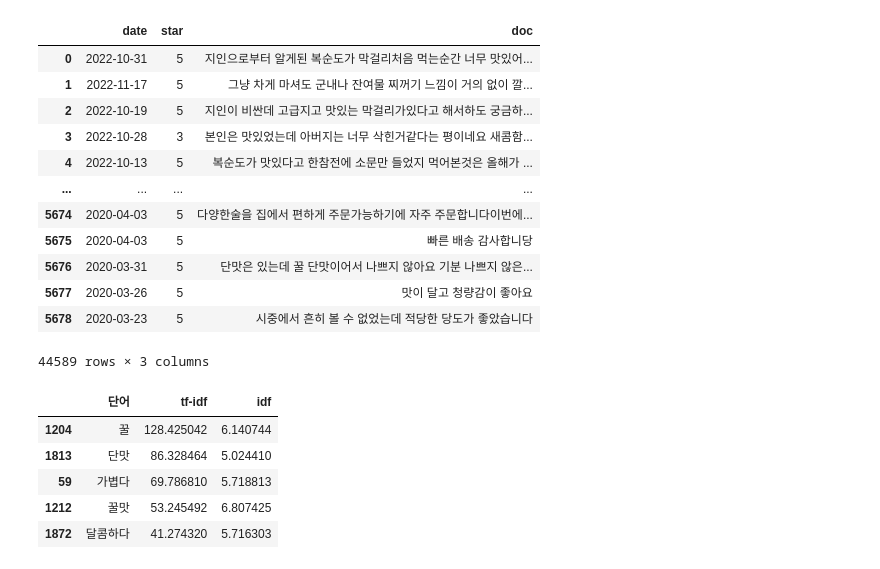
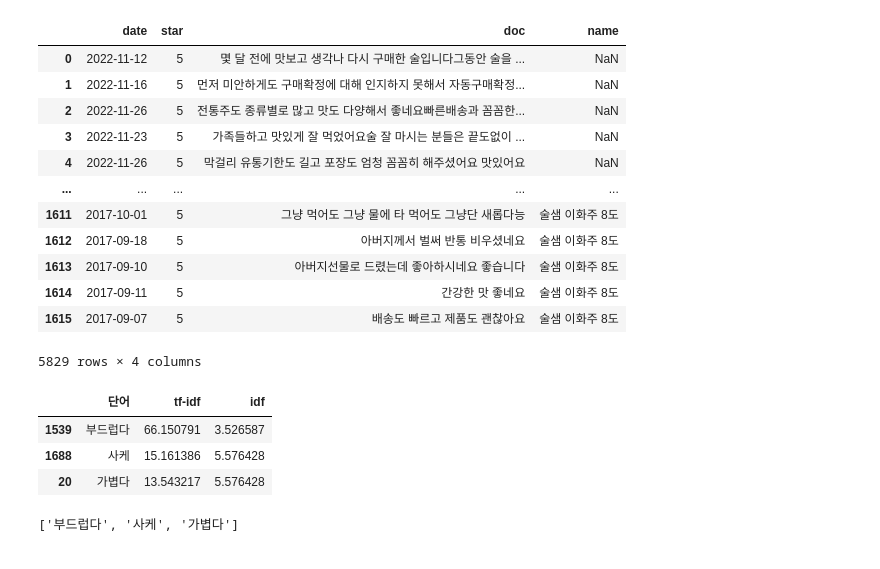
Before and after one commit to JJongSSu/Study, a Jupyter notebook: Teamproject/second/hashtag/해시태그.ipynb, the cells around one changed output. Drawn from its saved outputs; the diff is of its cells as text; code cells hidden in the pictures.

```diff
--- a/Teamproject/second/hashtag/해시태그.ipynb
+++ b/Teamproject/second/hashtag/해시태그.ipynb
@@ -34,7 +34,7 @@ stopwords.extend(['에서','고','이다','는','한','씨', "것","거","게","
                  ,'따르다', '이용', '확실하다', '날짜', '시중', '들어가다', '첨가', '유통', '아이스팩', '제조', '넣다', '생', '다양하다','종류','들어가다','전통주','마켓','술술','후기','사보다','부담','여러가지','리뷰','블루'
                  ,'인기','궁금하다','대상','무난','취향','적다','단','평이','이용','터지다','맘'
                  ]
-                 +'달다 시큼하다 달달 선물 깔끔하다 뒤 비비 이 있 하 것 들 그 되 수 이 보 않 없 나 사람 주 아니 등 같 우리 때 년 가 한 지 대하 오 말 일 그렇 위하 기한 달라 첫날 첨 주말 걱정 전이 이유 해보다 저번 보지 함 기대다 상 비 베스트 도수 음 존맛 개인'.split()
+                 +'동학 저렴하다 청 서비스 술잔 소주 강쇠주 오메 기술 조선 대비 요리 사용 데우다 조사 쓰다 감사 음식 알콜 경험 청주 강쇠 가성 전주 모주 뜨다 신기하다 화주 좋아하다 주문 예쁘다 이쁘다 얼음 산 토닉 워터 빨대 깨지다 빙 탄복 박스 약하다 국산 오프너 위트 소백산 제공 분위기 아내 크리스마스 마음 마루 베베 솔직하다 초보자 와이프 작성 위트 디자인 굳다 달다 시큼하다 달달 선물 깔끔하다 뒤 비비 이 있 하 것 들 그 되 수 이 보 않 없 나 사람 주 아니 등 같 우리 때 년 가 한 지 대하 오 말 일 그렇 위하 기한 달라 첫날 첨 주말 걱정 전이 이유 해보다 저번 보지 함 기대다 상 비 베스트 도수 음 존맛 개인'.split()
                  ) #불용어 추가
 stopwords=set(stopwords) # 중복제거
 
@@ -59,12 +59,17 @@ def okt_pos_tagging(string):
 # %%
 # 불러올 csv 이름 리스트
 # 전체 리뷰를 불러온후 tf-idf 분석
-name_list =["술 리뷰(복순도가)","느린마을 막걸리","술 리뷰(죽향도가)"]
+# name_list =["술 리뷰(복순도가)","느린마을 막걸리","술 리뷰(죽향도가)"]
+# name_list =["금이산농원_복숭아와인","덕유양조_산머루주","배상면주가_빙탄복","산내들_소백산스위트와인","컨츄리와인_영동포도와인"]
+name_list =["청주_고헌정_동학1957_특선","청주_양촌양조_무농약_우렁이쌀","청주_오메기맑은술","청주_우포의아침","탁주_모주","탁주_이화주"]
 # %%
 all_data = pd.DataFrame()
 
 for name in name_list:
-    data = pd.read_csv(f"{name}.csv", encoding='utf-8-sig')
+    try:
+        data = pd.read_csv(f"{name}.csv", encoding='utf-8-sig')
+    except:
+        data = pd.read_csv(f"{name}.csv", encoding='cp949')
     # 전처리
     data.drop_duplicates(['text'],ignore_index=True, inplace=True) # 중복 제거
     try:
@@ -84,19 +89,19 @@ for name in name_list:
 # %%
 all_data
 # %% [output]
-|  | date | star | doc |
-| 0 | 2022-10-31 | 5 | 지인으로부터 알게된 복순도가 막걸리처음 먹는순간 너무 맛있어... |
-| 1 | 2022-11-17 | 5 | 그냥 차게 마셔도 군내나 잔여물 찌꺼기 느낌이 거의 없이 깔... |
-| 2 | 2022-10-19 | 5 | 지인이 비싼데 고급지고 맛있는 막걸리가있다고 해서하도 궁금하... |
-| 3 | 2022-10-28 | 3 | 본인은 맛있었는데 아버지는 너무 삭힌거같다는 평이네요 새콤함... |
-| 4 | 2022-10-13 | 5 | 복순도가 맛있다고 한참전에 소문만 들었지 먹어본것은 올해가 ... |
-| ... | ... | ... | ... |
-| 5674 | 2020-04-03 | 5 | 다양한술을 집에서 편하게 주문가능하기에 자주 주문합니다이번에... |
-| 5675 | 2020-04-03 | 5 | 빠른 배송 감사합니당 |
-| 5676 | 2020-03-31 | 5 | 단맛은 있는데 꿀 단맛이어서 나쁘지 않아요 기분 나쁘지 않은... |
-| 5677 | 2020-03-26 | 5 | 맛이 달고 청량감이 좋아요 |
-| 5678 | 2020-03-23 | 5 | 시중에서 흔히 볼 수 없었는데 적당한 당도가 좋았습니다 |
+|  | date | star | doc | name |
+| 0 | 2022-11-12 | 5 | 몇 달 전에 맛보고 생각나 다시 구매한 술입니다그동안 술을 ... | NaN |
+| 1 | 2022-11-16 | 5 | 먼저 미안하게도 구매확정에 대해 인지하지 못해서 자동구매확정... | NaN |
+| 2 | 2022-11-26 | 5 | 전통주도 종류별로 많고 맛도 다양해서 좋네요빠른배송과 꼼꼼한... | NaN |
+| 3 | 2022-11-23 | 5 | 가족들하고 맛있게 잘 먹었어요술 잘 마시는 분들은 끝도없이 ... | NaN |
+| 4 | 2022-11-26 | 5 | 막걸리 유통기한도 길고 포장도 엄청 꼼꼼히 해주셨어요 맛있어요 | NaN |
+| ... | ... | ... | ... | ... |
+| 1611 | 2017-10-01 | 5 | 그냥 먹어도 그냥 물에 타 먹어도 그냥단 새롭다능 | 술샘 이화주 8도 |
+| 1612 | 2017-09-18 | 5 | 아버지께서 벌써 반통 비우셨네요 | 술샘 이화주 8도 |
+| 1613 | 2017-09-10 | 5 | 아버지선물로 드렸는데 좋아하시네요 좋습니다 | 술샘 이화주 8도 |
+| 1614 | 2017-09-11 | 5 | 간강한 맛 좋네요 | 술샘 이화주 8도 |
+| 1615 | 2017-09-07 | 5 | 배송도 빠르고 제품도 괜찮아요 | 술샘 이화주 8도 |
-44589 rows × 3 columns
+5829 rows × 4 columns
 # %%
 from sklearn.feature_extraction.text import TfidfVectorizer
 
@@ -105,7 +110,7 @@ tfidf_fit = tfidf.fit(all_data.doc)
 # %%
 # 특징을 추출할 문서의 tf-idf를 구함
 # "술 리뷰(복순도가)" : 110,"느린마을 막걸리" : 130,"술 리뷰(죽향도가)" : 300
-a = "술 리뷰(죽향도가)"
+a = "청주_고헌정_동학1957_특선"
 bow_rep_tfidf = tfidf_fit.transform(globals()[a].doc)
 word_count = pd.DataFrame({
     '단어': tfidf.get_feature_names(),
@@ -115,14 +120,34 @@ word_count = pd.DataFrame({
 # %%
 # idf 가 높을수록 잘 안나오는 단어
 # tf-idf 가 높을수록 중요한 단어
 # 두값을 적절히 조정해서 특징 추출
 
-word_count.sort_values('tf-idf',ascending=False).head(50)[word_count['idf']>3.5][word_count['tf-idf'] * (len(all_data)/len(globals()[a]))>300]
+word_count.sort_values('tf-idf',ascending=False).head(50)[word_count['idf']>3.5][word_count['tf-idf'] * (len(all_data)/len(globals()[a]))>50]
 # %% [output]
 |  | 단어 | tf-idf | idf |
-| 1204 | 꿀 | 128.425042 | 6.140744 |
-| 1813 | 단맛 | 86.328464 | 5.024410 |
-| 59 | 가볍다 | 69.786810 | 5.718813 |
-| 1212 | 꿀맛 | 53.245492 | 6.807425 |
-| 1872 | 달콤하다 | 41.274320 | 5.716303 |
+| 1539 | 부드럽다 | 66.150791 | 3.526587 |
+| 1688 | 사케 | 15.161386 | 5.576428 |
+| 20 | 가볍다 | 13.543217 | 5.576428 |
+# %%
+a = ["청주_고헌정_동학1957_특선","청주_양촌양조_무농약_우렁이쌀","청주_오메기맑은술","청주_우포의아침","탁주_모주","탁주_이화주"]
+Tags = {"donghak": [],"yangchon": [],"omegi": [],"upo": [],"moju": [],"ihwa": []}
+keys = ["donghak","yangchon","omegi","upo","moju","ihwa"]
+for i in range(len(a)):
+    bow_rep_tfidf = tfidf_fit.transform(globals()[a[i]].doc)
+    word_count = pd.DataFrame({
+        '단어': tfidf.get_feature_names(),
+        'tf-idf': bow_rep_tfidf.sum(axis=0).flat,
+        'idf': tfidf.idf_
+    })
+
+    df = word_count.sort_values('tf-idf',ascending=False).head(50)[word_count['idf']>3.5][word_count['tf-idf'] * (len(all_data)/len(globals()[a[i]]))>50]
+
+    word_count.sort_values('tf-idf',ascending=False).head(50)[word_count['idf']>3.5][word_count['tf-idf'] * (len(all_data)/len(globals()[a[i]]))>50].to_csv(f'청주_모주_특징{i}.csv')
+
+    # for i in range(len(Tags)):
+    for j in df['단어']:
+        Tags[keys[i]].append(j)
+Tags['donghak']
+# %% [output]
+['부드럽다', '사케', '가볍다']
 # %%
```
Also changed, not shown: parts of 18 cells of this notebook, 31 other files.
